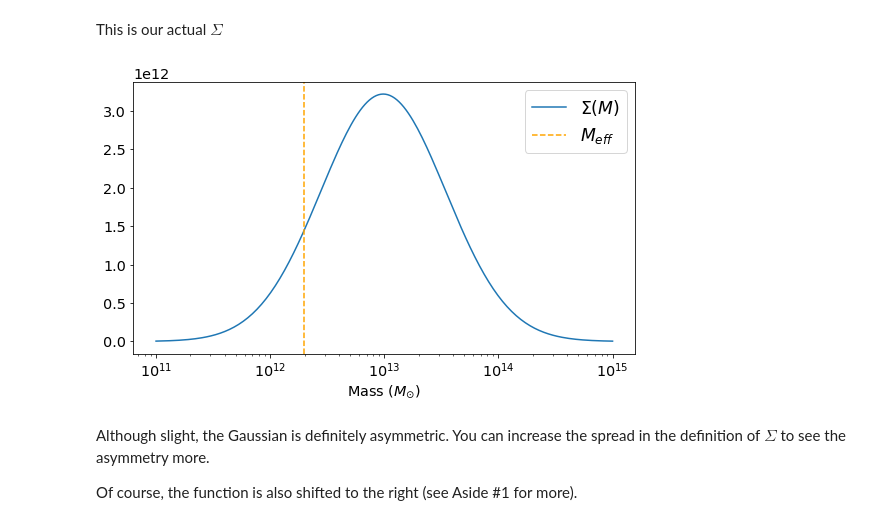
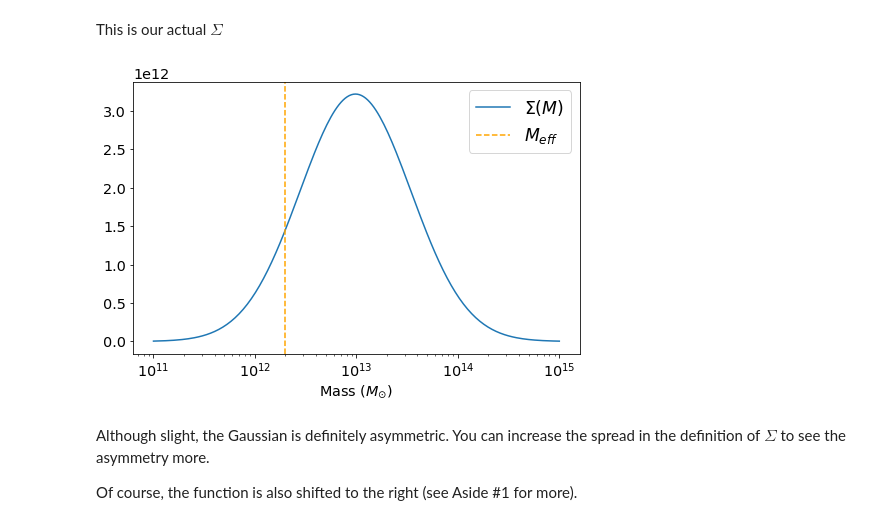
Before and after one commit to simonsobs/hmvec, a Jupyter notebook: visualize.ipynb, the cells around one changed output. Drawn from its saved outputs; the diff is of its cells as text; code cells hidden in the pictures.

```diff
--- a/visualize.ipynb
+++ b/visualize.ipynb
@@ -44,18 +44,19 @@ This is our actual $\Sigma$
 # %%
 #Inputs
 masses = np.logspace(11,15, num=200)
 
 #Plot
-plt.figure(figsize=(9,5));
+plt.figure(figsize=(8,5));
 plt.plot(masses, cib.capitalSigma(masses), label=r'$\Sigma(M)$');
 plt.axvline(x = 10**12.3, ls='--', color='orange', label=r'$M_{eff}$')
 
 #Plotting extras
 plt.xscale('log')
 plt.legend()
-plt.xlabel(r'Mass ($M_{\odot}$)');
+plt.xlabel(r'Mass ($M_{\odot}$)')
+plt.savefig('mass.png', bbox_inches='tight')
 # %% [output]
-[figure, old version]
+[figure, new version]
 # %% [markdown]
 Although slight, the Gaussian is definitely asymmetric. You can increase the spread in the definition of $\Sigma$ to see the asymmetry more.
 
```
Also changed, not shown: parts of 1 cell of this notebook, 2 other files.
